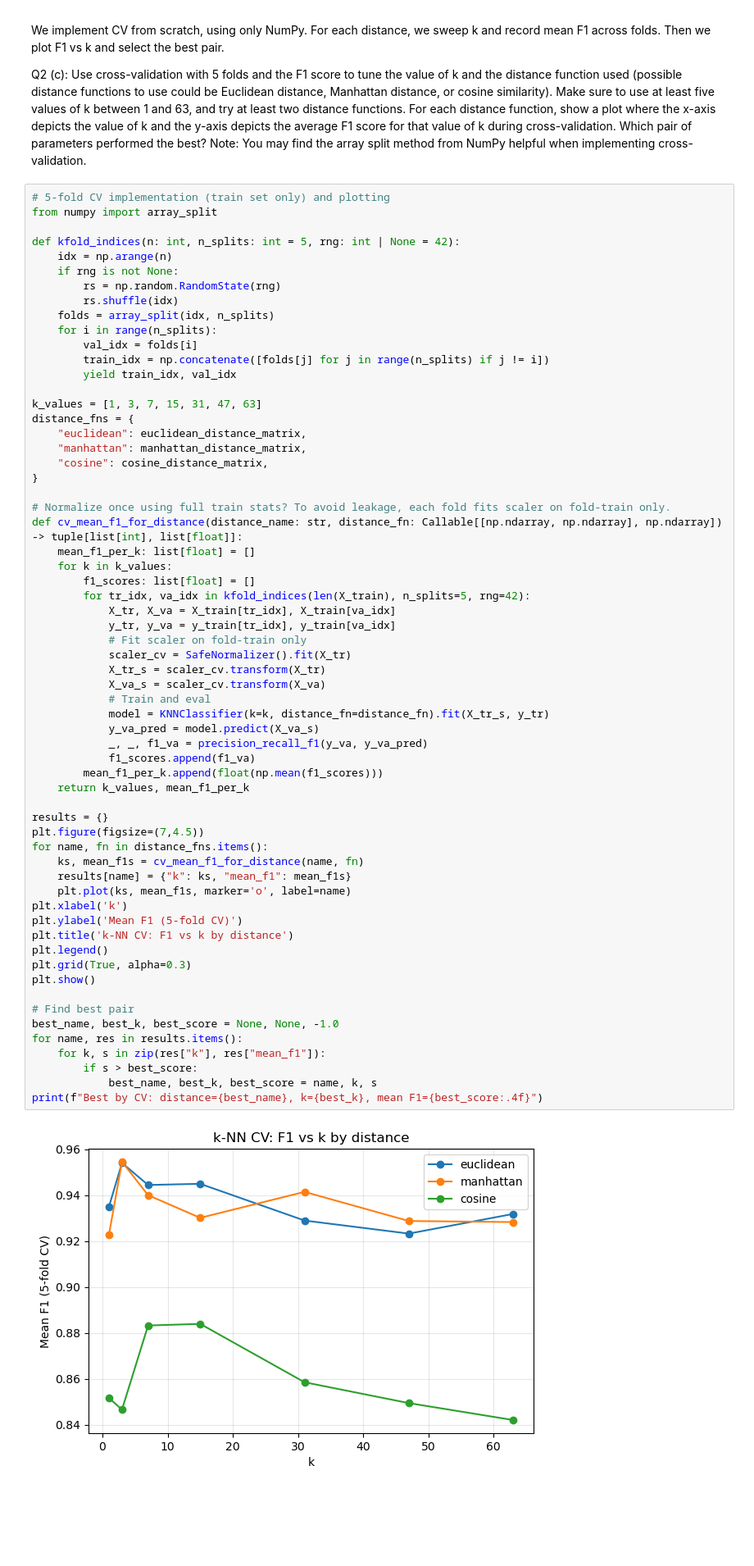
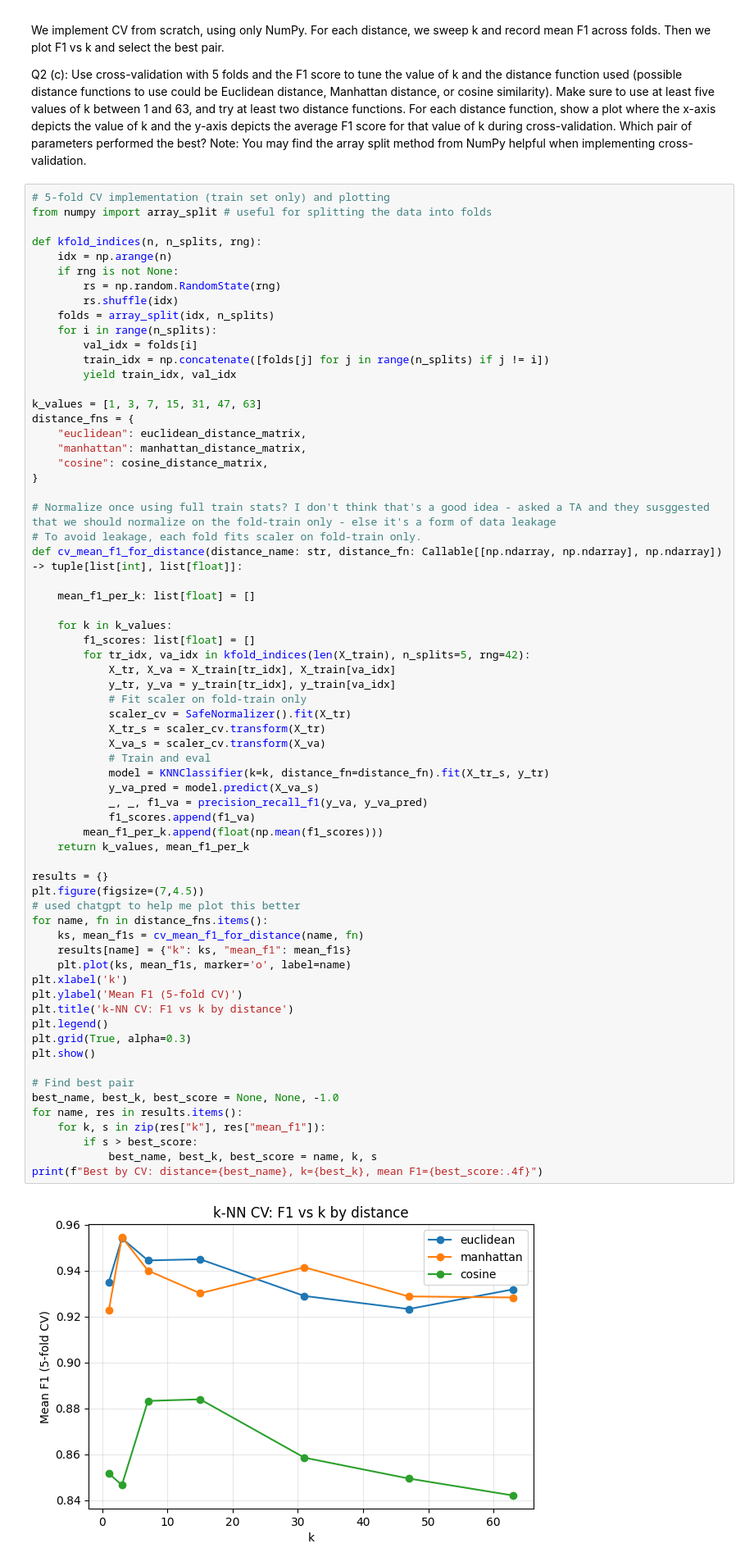
Before and after one commit to YashDagade/CS_671, a Jupyter notebook: HW1/Q2.ipynb, the cells around one changed output. Shown at 82% size. Drawn from its saved outputs; the diff is of its cells as text; blank space fills up the shorter version.

```diff
--- a/HW1/Q2.ipynb
+++ b/HW1/Q2.ipynb
@@ -177,9 +183,9 @@ We implement CV from scratch, using only NumPy. For each distance, we sweep k an
 Q2 (c): Use cross-validation with 5 folds and the F1 score to tune the value of k and the distance function used (possible distance functions to use could be Euclidean distance, Manhattan distance, or cosine similarity). Make sure to use at least five values of k between 1 and 63, and try at least two distance functions. For each distance function, show a plot where the x-axis depicts the value of k and the y-axis depicts the average F1 score for that value of k during cross-validation. Which pair of parameters performed the best? Note: You may find the array split method from NumPy helpful when implementing cross-validation.
 # %%
 # 5-fold CV implementation (train set only) and plotting
-from numpy import array_split
+from numpy import array_split # useful for splitting the data into folds
 
-def kfold_indices(n: int, n_splits: int = 5, rng: int | None = 42):
+def kfold_indices(n, n_splits, rng):
     idx = np.arange(n)
     if rng is not None:
         rs = np.random.RandomState(rng)
@@ -197,9 +203,12 @@ distance_fns = {
     "cosine": cosine_distance_matrix,
 }
 
-# Normalize once using full train stats? To avoid leakage, each fold fits scaler on fold-train only.
+# Normalize once using full train stats? I don't think that's a good idea - asked a TA and they susggested that we should normalize on the fold-train only - else it's a form of data leakage
+# To avoid leakage, each fold fits scaler on fold-train only.
 def cv_mean_f1_for_distance(distance_name: str, distance_fn: Callable[[np.ndarray, np.ndarray], np.ndarray]) -> tuple[list[int], list[float]]:
+
     mean_f1_per_k: list[float] = []
+
     for k in k_values:
         f1_scores: list[float] = []
         for tr_idx, va_idx in kfold_indices(len(X_train), n_splits=5, rng=42):
@@ -211,33 +220,34 @@ def cv_mean_f1_for_distance(distance_name: str, distance_fn: Callable[[np.ndarra
             X_va_s = scaler_cv.transform(X_va)
             # Train and eval
             model = KNNClassifier(k=k, distance_fn=distance_fn).fit(X_tr_s, y_tr)
             y_va_pred = model.predict(X_va_s)
             _, _, f1_va = precision_recall_f1(y_va, y_va_pred)
             f1_scores.append(f1_va)
         mean_f1_per_k.append(float(np.mean(f1_scores)))
     return k_values, mean_f1_per_k
 
 results = {}
 plt.figure(figsize=(7,4.5))
+# used chatgpt to help me plot this better
 for name, fn in distance_fns.items():
     ks, mean_f1s = cv_mean_f1_for_distance(name, fn)
     results[name] = {"k": ks, "mean_f1": mean_f1s}
     plt.plot(ks, mean_f1s, marker='o', label=name)
 plt.xlabel('k')
 plt.ylabel('Mean F1 (5-fold CV)')
 plt.title('k-NN CV: F1 vs k by distance')
 plt.legend()
 plt.grid(True, alpha=0.3)
 plt.show()
 
 # Find best pair
 best_name, best_k, best_score = None, None, -1.0
 for name, res in results.items():
     for k, s in zip(res["k"], res["mean_f1"]):
         if s > best_score:
             best_name, best_k, best_score = name, k, s
 print(f"Best by CV: distance={best_name}, k={best_k}, mean F1={best_score:.4f}")
 # %% [output]
-[figure, old version]
+[figure, new version]
 Best by CV: distance=manhattan, k=3, mean F1=0.9546
 # %% [markdown]
```
Also changed, not shown: parts of 12 cells of this notebook, 4 other files.
